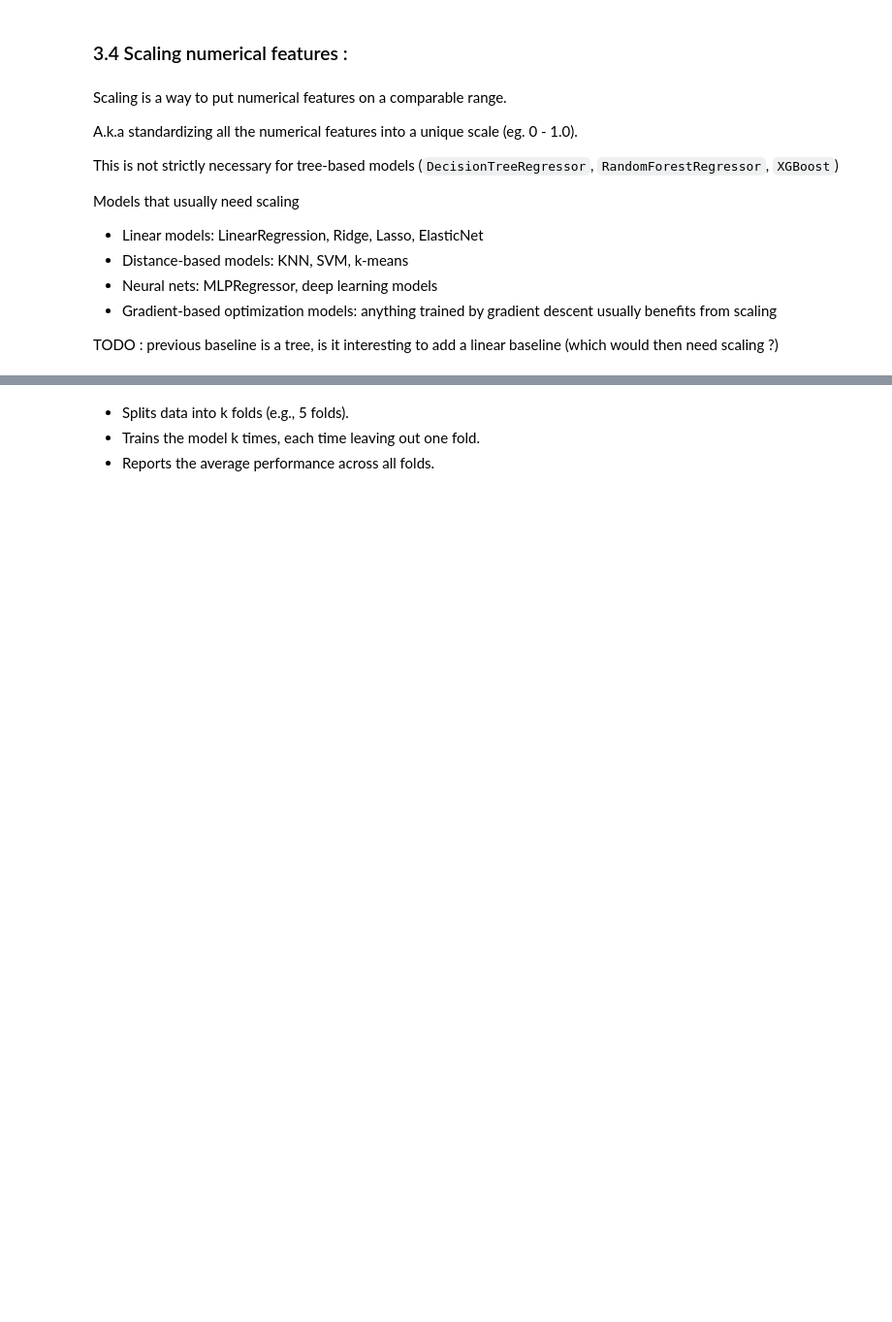
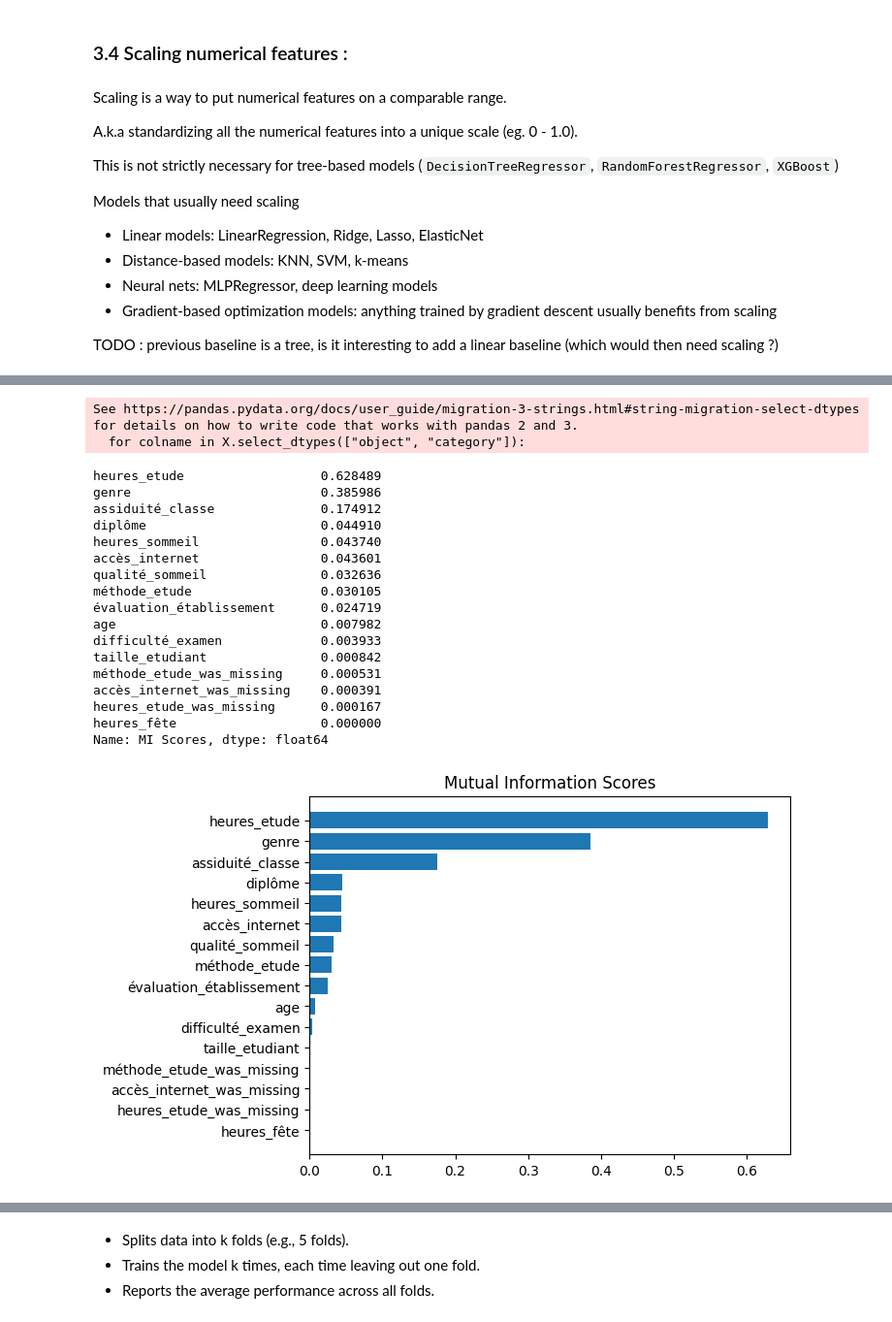
Before and after one commit to Muten-Roshi-Sama/MachineLearningLabs_4eiai40, a Jupyter notebook: Project2026/failure_prediction.ipynb, the cells around one changed output, grey strips where cells are left out. Shown at 97% size. Drawn from its saved outputs; the diff is of its cells as text; code cells hidden in the pictures; blank space fills up the shorter version.

```diff
--- a/Project2026/failure_prediction.ipynb
+++ b/Project2026/failure_prediction.ipynb
@@ -1050,0 +1056,54 @@ scaled_X_valid = scaled_preprocessor.transform(approach3_X_valid)
+# %%
+# Kaggle Utility functions from Tutorial
+
+from sklearn.feature_selection import mutual_info_regression
+import pandas as pd
+
+def make_mi_scores(X, y):
+    X = X.copy()
+    for colname in X.select_dtypes(["object", "category"]):
+        X[colname], _ = X[colname].factorize()
+    # All discrete features should now have integer dtypes
+    discrete_features = [pd.api.types.is_integer_dtype(t) for t in X.dtypes]
+    mi_scores = mutual_info_regression(X, y, discrete_features=discrete_features, random_state=0)
+    mi_scores = pd.Series(mi_scores, name="MI Scores", index=X.columns)
+    mi_scores = mi_scores.sort_values(ascending=False)
+    return mi_scores
+
+
+def plot_mi_scores(scores):
+    scores = scores.sort_values(ascending=True)
+    width = np.arange(len(scores))
+    ticks = list(scores.index)
+    plt.barh(width, scores)
+    plt.yticks(width, ticks)
+    plt.title("Mutual Information Scores")
+# %%
+# Compute mutual information scores
+
+X_mi = approach3_X_train.copy()           # use imputed dataset (not multi-encoded)
+mi_scores = make_mi_scores(X_mi, y_train)
+
+display(mi_scores)
+plot_mi_scores(mi_scores)
+# %% [output]
+See https://pandas.pydata.org/docs/user_guide/migration-3-strings.html#string-migration-select-dtypes for details on how to write code that works with pandas 2 and 3.
+  for colname in X.select_dtypes(["object", "category"]):
+heures_etude                  0.628489
+genre                         0.385986
+assiduité_classe              0.174912
+diplôme                       0.044910
+heures_sommeil                0.043740
+accès_internet                0.043601
+qualité_sommeil               0.032636
+méthode_etude                 0.030105
+évaluation_établissement      0.024719
+age                           0.007982
+difficulté_examen             0.003933
+taille_etudiant               0.000842
+méthode_etude_was_missing     0.000531
+accès_internet_was_missing    0.000391
+heures_etude_was_missing      0.000167
+heures_fête                   0.000000
+Name: MI Scores, dtype: float64
+[figure, added]
```
Also changed, not shown: parts of 81 cells of this notebook, 6 other files.
